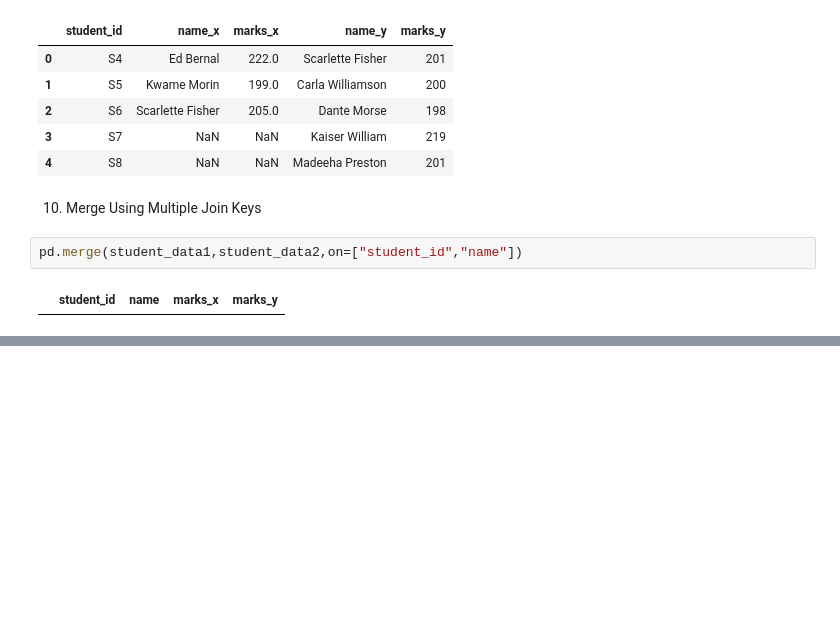
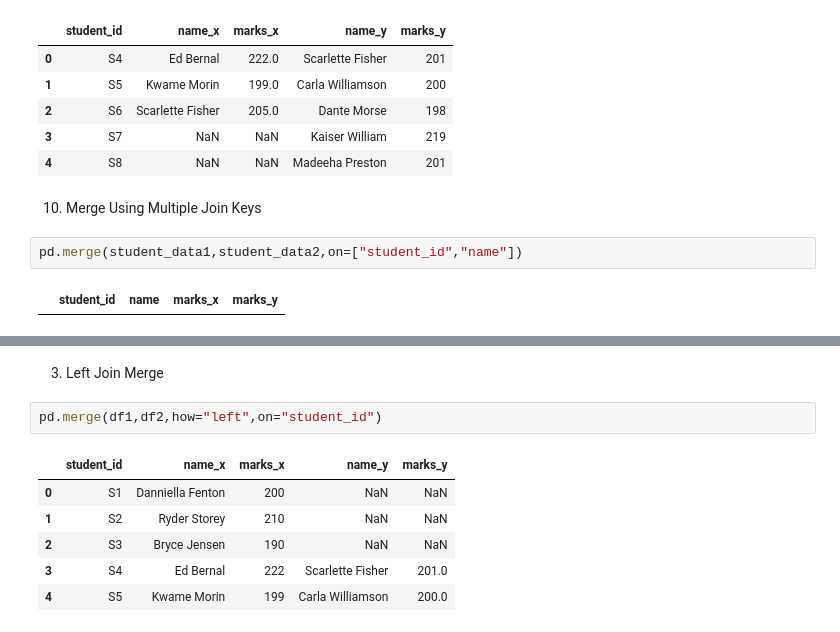
Before and after one commit to Sanya-Katiyar-Eng/ML_Basics, a Jupyter notebook: Practice_question/Pandas/JoiningAndMerging.ipynb, the cells around one changed output, grey strips where cells are left out. Cells and saved outputs as stored; diff of their text form; blank space fills up the shorter version.

```diff
--- a/Practice_question/Pandas/JoiningAndMerging.ipynb
+++ b/Practice_question/Pandas/JoiningAndMerging.ipynb
@@ -192,0 +245,11 @@ pd.merge(student_data1,student_data2,on=["student_id","name"])
+# %% [markdown]
+3. Left Join Merge
+# %%
+pd.merge(df1,df2,how="left",on="student_id")
+# %% [output]
+|  | student_id | name_x | marks_x | name_y | marks_y |
+| 0 | S1 | Danniella Fenton | 200 | NaN | NaN |
+| 1 | S2 | Ryder Storey | 210 | NaN | NaN |
+| 2 | S3 | Bryce Jensen | 190 | NaN | NaN |
+| 3 | S4 | Ed Bernal | 222 | Scarlette Fisher | 201.0 |
+| 4 | S5 | Kwame Morin | 199 | Carla Williamson | 200.0 |
```
Also changed, not shown: parts of 26 cells of this notebook, 8 other files.
